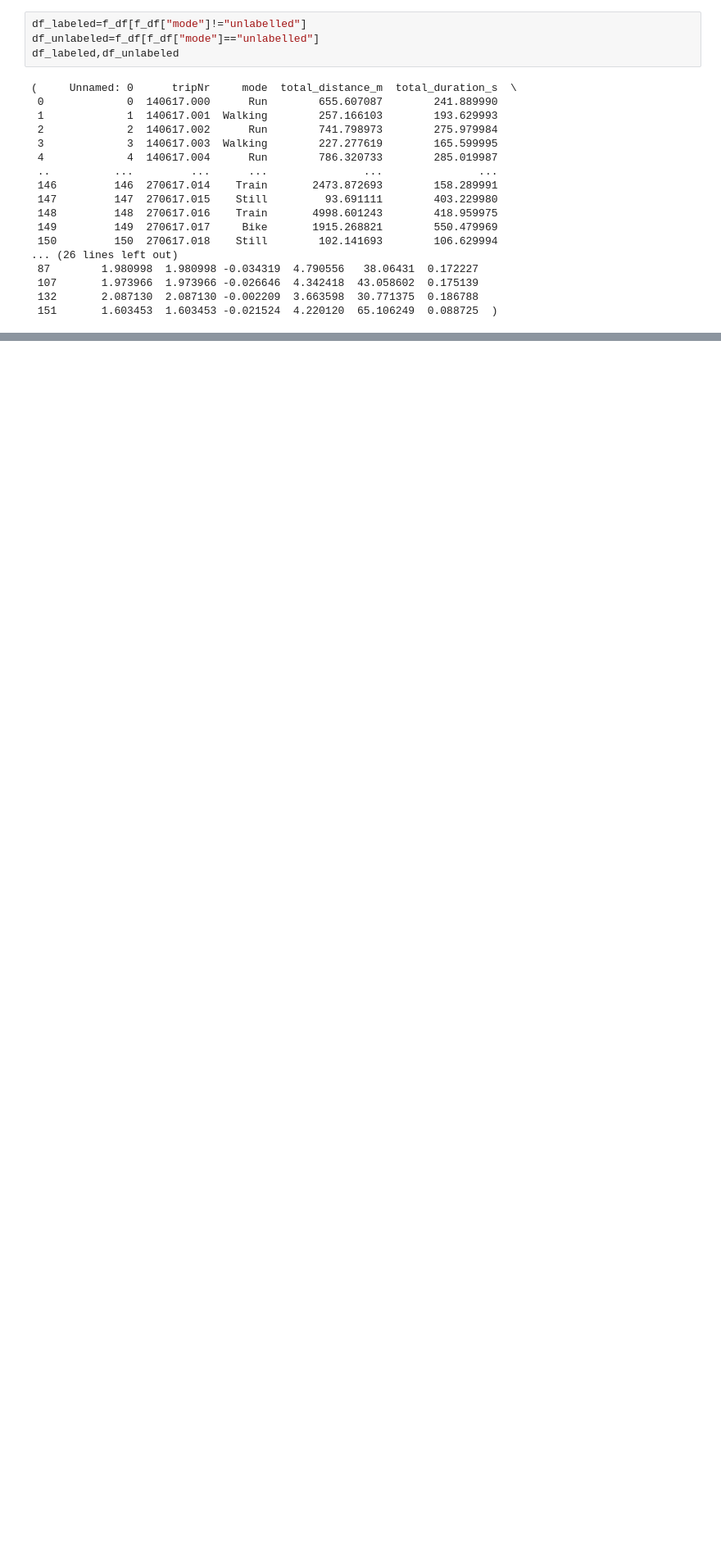
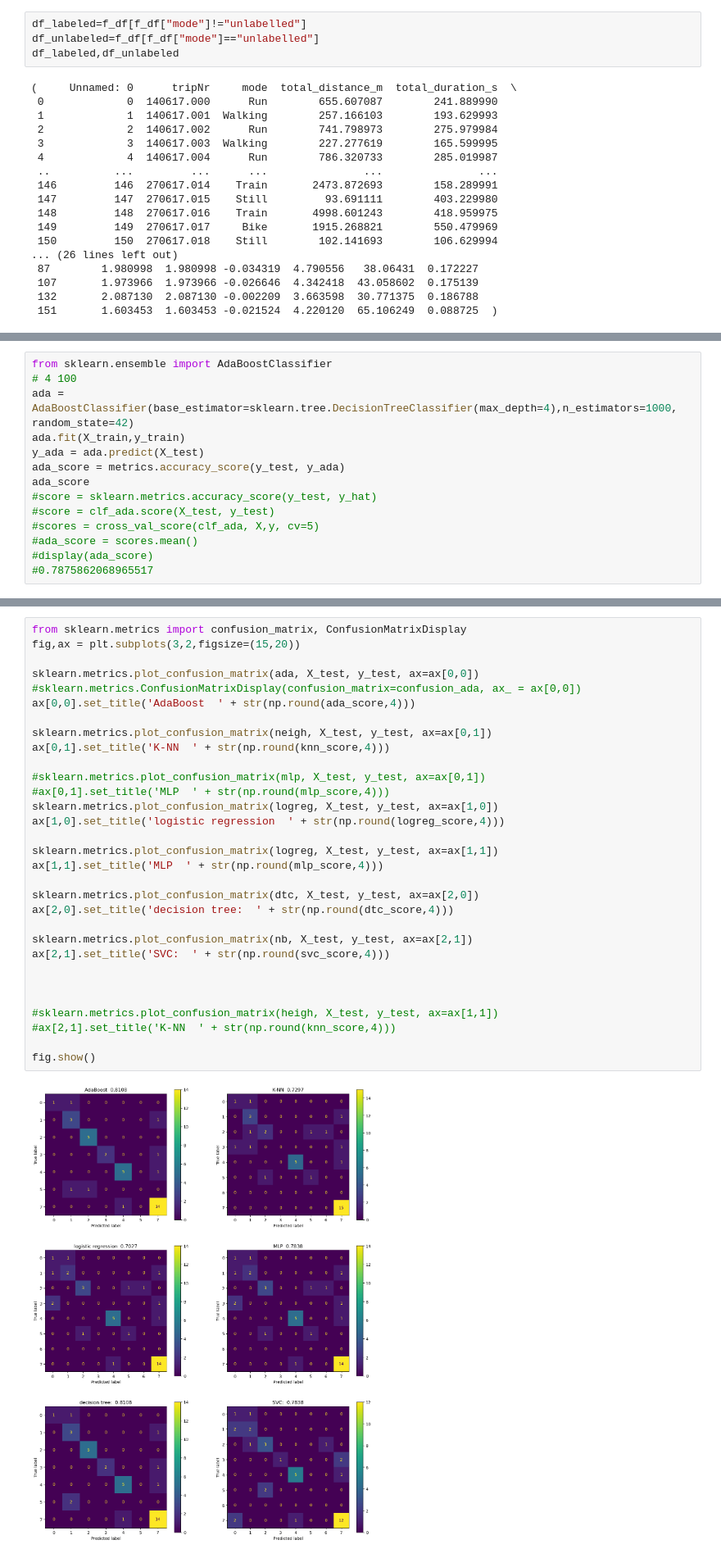
Before and after one commit to Eisoc/MDA0208, a Jupyter notebook: featureextraction.ipynb, the cells around one changed output, grey strips where cells are left out. Shown at 82% size. Cells and saved outputs as stored; diff of their text form; blank space fills up the shorter version.

```diff
--- a/featureextraction.ipynb
+++ b/featureextraction.ipynb
@@ -162,0 +425,14 @@ array(['Bike', 'Bus', 'Car', 'Run', 'Still', 'Subway', 'Train', 'Walking'],
+# %%
+from sklearn.ensemble import AdaBoostClassifier
+# 4 100
+ada = AdaBoostClassifier(base_estimator=sklearn.tree.DecisionTreeClassifier(max_depth=4),n_estimators=1000, random_state=42)
+ada.fit(X_train,y_train)
+y_ada = ada.predict(X_test)
+ada_score = metrics.accuracy_score(y_test, y_ada)
+ada_score
+#score = sklearn.metrics.accuracy_score(y_test, y_hat)
+#score = clf_ada.score(X_test, y_test)
+#scores = cross_val_score(clf_ada, X,y, cv=5)
+#ada_score = scores.mean()
+#display(ada_score)
+#0.7875862068965517
@@ -162,0 +451,33 @@ array(['Bike', 'Bus', 'Car', 'Run', 'Still', 'Subway', 'Train', 'Walking'],
+# %%
+from sklearn.metrics import confusion_matrix, ConfusionMatrixDisplay
+fig,ax = plt.subplots(3,2,figsize=(15,20))
+
+sklearn.metrics.plot_confusion_matrix(ada, X_test, y_test, ax=ax[0,0])
+#sklearn.metrics.ConfusionMatrixDisplay(confusion_matrix=confusion_ada, ax_ = ax[0,0])
+ax[0,0].set_title('AdaBoost  ' + str(np.round(ada_score,4)))
+
+sklearn.metrics.plot_confusion_matrix(neigh, X_test, y_test, ax=ax[0,1])
+ax[0,1].set_title('K-NN  ' + str(np.round(knn_score,4)))
+
+#sklearn.metrics.plot_confusion_matrix(mlp, X_test, y_test, ax=ax[0,1])
+#ax[0,1].set_title('MLP  ' + str(np.round(mlp_score,4)))
+sklearn.metrics.plot_confusion_matrix(logreg, X_test, y_test, ax=ax[1,0])
+ax[1,0].set_title('logistic regression  ' + str(np.round(logreg_score,4)))
+
+sklearn.metrics.plot_confusion_matrix(logreg, X_test, y_test, ax=ax[1,1])
+ax[1,1].set_title('MLP  ' + str(np.round(mlp_score,4)))
+
+sklearn.metrics.plot_confusion_matrix(dtc, X_test, y_test, ax=ax[2,0])
+ax[2,0].set_title('decision tree:  ' + str(np.round(dtc_score,4)))
+
+sklearn.metrics.plot_confusion_matrix(nb, X_test, y_test, ax=ax[2,1])
+ax[2,1].set_title('SVC:  ' + str(np.round(svc_score,4)))
+
+
+
+#sklearn.metrics.plot_confusion_matrix(heigh, X_test, y_test, ax=ax[1,1])
+#ax[2,1].set_title('K-NN  ' + str(np.round(knn_score,4)))
+
+fig.show()
+# %% [output]
+[figure, added]
```
Also changed, not shown: parts of 43 cells of this notebook.
